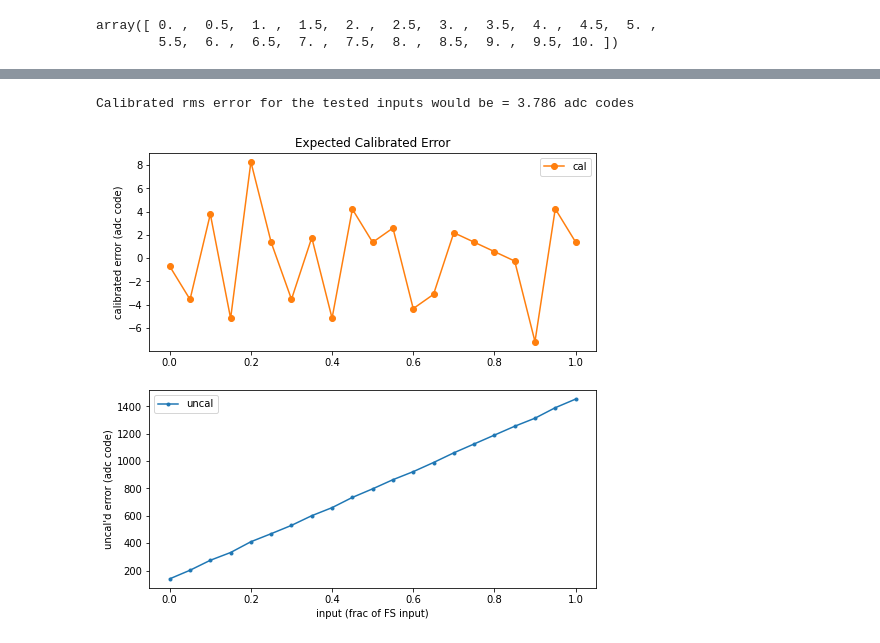
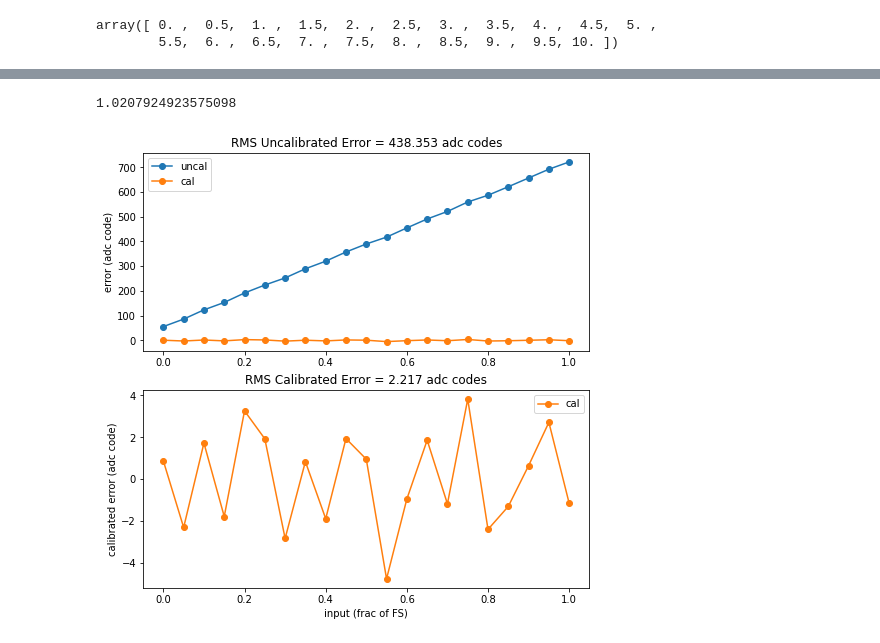
Before and after one commit to abergerSRS/SR542_CalSoftware, a Jupyter notebook: adc_cal.ipynb, the cells around one changed output, grey strips where cells are left out. Cells and saved outputs as stored; diff of their text form; code cells hidden in the pictures.

```diff
--- a/adc_cal.ipynb
+++ b/adc_cal.ipynb
@@ -272,8 +349,12 @@ print(Vco.calSlope)
-# %%
-Vco.ApplyCalibration(testVolts, adcCodes)
-# %% [output]
-Calibrated rms error for the tested inputs would be = 3.786 adc codes
-[figure, removed]
+# %%
+# TODO: Add comparison to default value
+Vco.calSlope/Vco.default_slope
+# %% [output]
+1.0207924923575098
+# %%
+Vco.ShowCalibration(v_dvm/10, adcCodes)
+# %% [output]
+[figure, added]
 # %%
 serialQry(sr542, '$ADC? 0')
 # %% [output]
```
Also changed, not shown: parts of 88 cells of this notebook.
